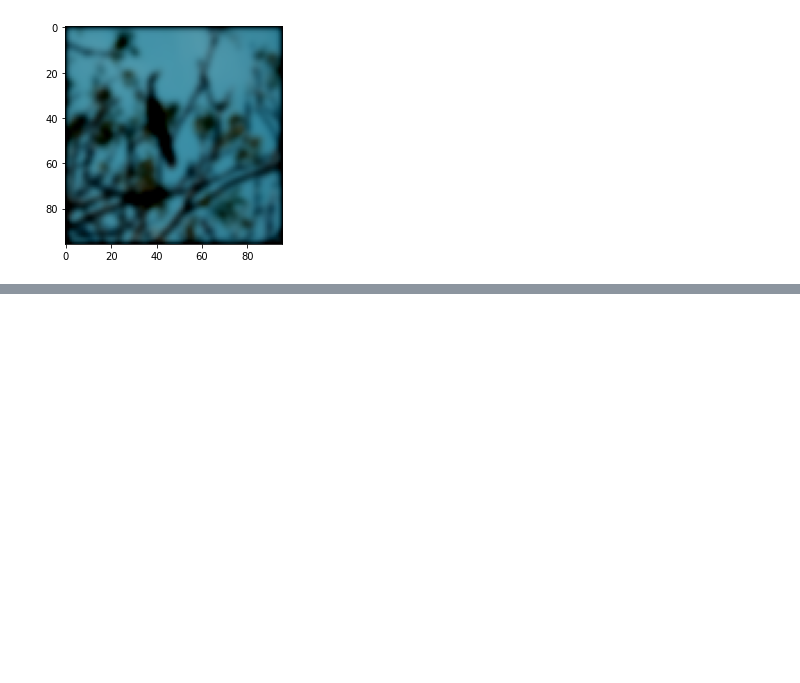
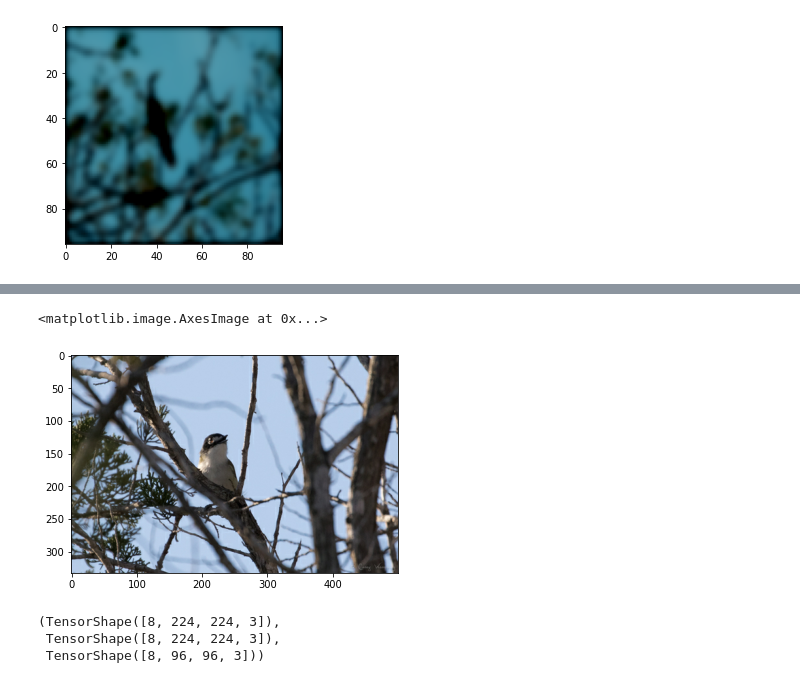
Before and after one commit to ayulockin/TF-MSN, a Jupyter notebook: notebooks/MSN_Data_Pipeline.ipynb, the cells around one changed output, grey strips where cells are left out. Cells and saved outputs as stored; diff of their text form; code cells hidden in the pictures; blank space fills up the shorter version.

```diff
--- a/notebooks/MSN_Data_Pipeline.ipynb
+++ b/notebooks/MSN_Data_Pipeline.ipynb
@@ -374,0 +345,12 @@ a = tf.data.Dataset.zip(loaders)
+# %%
+img_file_loader = tf.data.Dataset.from_tensor_slices((train_paths))
+
+dataloader = (
+    img_file_loader
+    .map(parse_data, num_parallel_calls=AUTOTUNE)
+)
+# %%
+plt.imshow(next(iter(dataloader)))
+# %% [output]
+<matplotlib.image.AxesImage at 0x...>
+[figure, added]
@@ -382,3 +390,9 @@ loaders_zipped = (
 )
 # %%
 samples = next(iter(loaders_zipped))
+# %%
+samples[0].shape, samples[1].shape, samples[2].shape
+# %% [output]
+(TensorShape([8, 224, 224, 3]),
+ TensorShape([8, 224, 224, 3]),
+ TensorShape([8, 96, 96, 3]))
```
Also changed, not shown: parts of 16 cells of this notebook.
